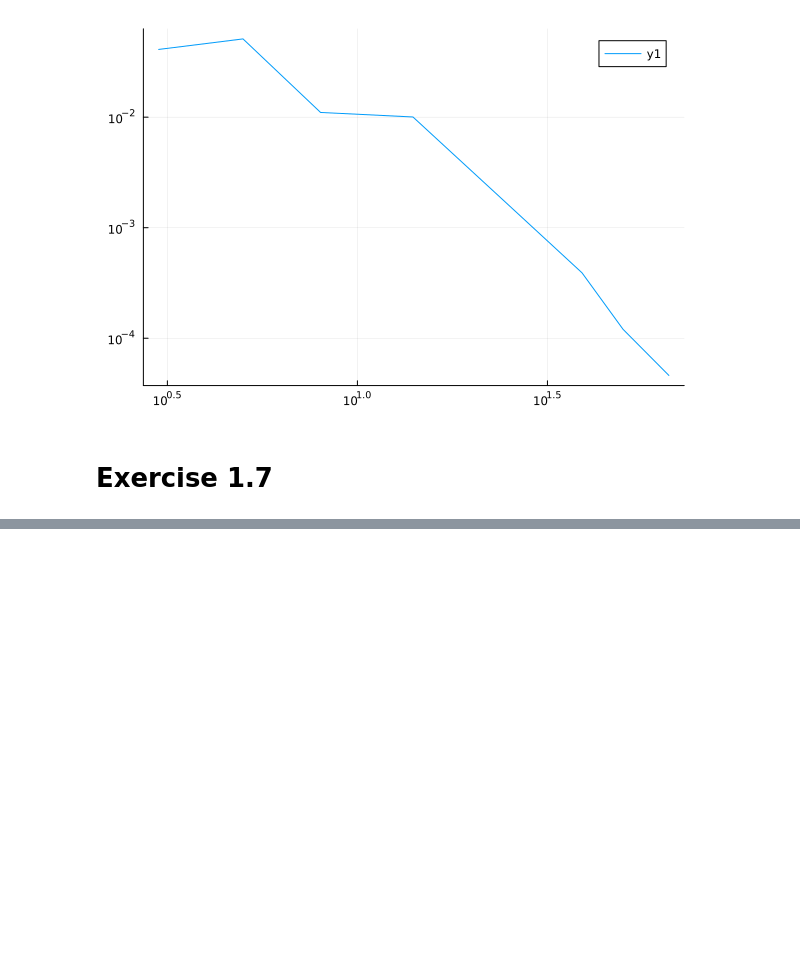
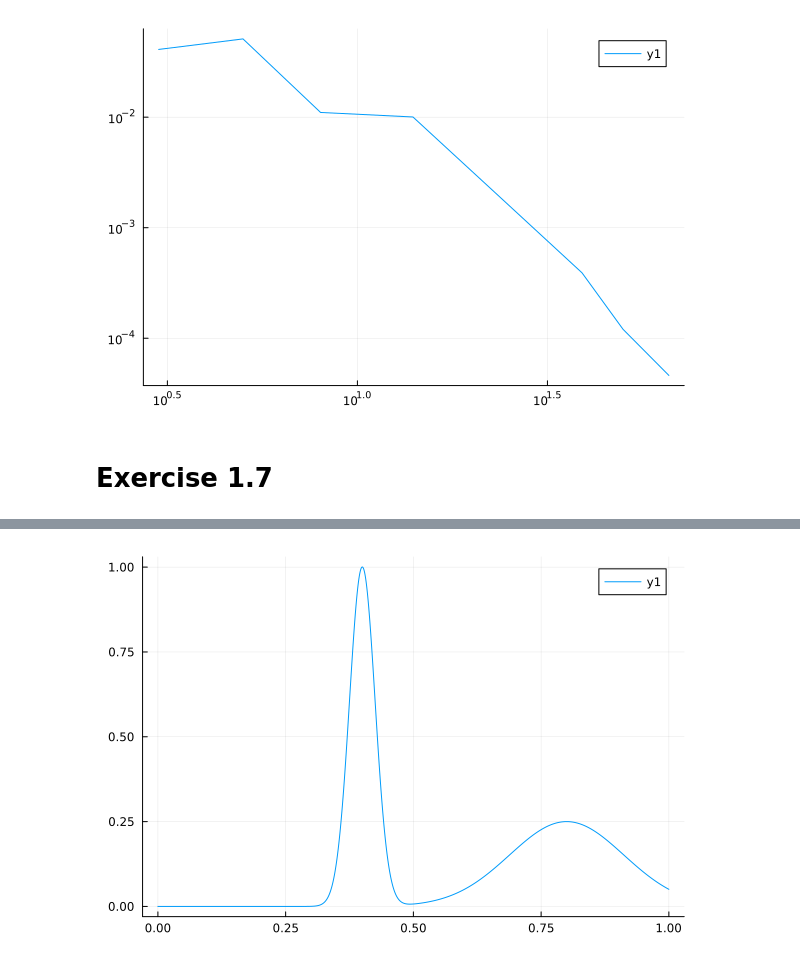
Before and after one commit to jkbch/FEM, a Jupyter notebook: Jakobs_notebook_julia.ipynb, the cells around one changed output, grey strips where cells are left out. Drawn from its saved outputs; the diff is of its cells as text; code cells hidden in the pictures; blank space fills up the shorter version.

```diff
--- a/Jakobs_notebook_julia.ipynb
+++ b/Jakobs_notebook_julia.ipynb
@@ -335,0 +395,60 @@ display(plot(point_counts, mean_errors, xscale=:log10, yscale=:log10))
+# %%
+function BVP1Drhs(c::Float64, d::Float64, x::Vector{Float64}, f::Function) :: Vector{Float64}
+    M = length(x)
+
+    # Algorithm 1
+    A = spzeros(M, M)
+    b = zeros(M)
+
+    for i in 1:M-1
+        h = x[i+1] - x[i]
+        k1 = 1/h + h/3
+        k2 = -1/h + h/6
+
+        A[i, i] += k1
+        A[i, i+1] = k2
+        A[i+1, i] = k2
+        A[i+1, i+1] = k1
+    end
+
+    for i in 2:M-1
+        h1 = x[i] - x[i-1]
+        h2 = x[i+1] - x[i]
+        b[i] = -f(x[i-1])*h1/6 - f(x[i])*(h1 + h2)/3 - f(x[i+1])*h2/6
+    end
+
+    # Algorithm 2
+    b[1] = c
+    b[2] -= A[1,2] * c
+    b[M-1] -= A[M-1,M] * d
+    b[M] = d
+
+    A[1,1] = 1
+    A[1,2] = 0
+    A[2,1] = 0
+    A[M, M] = 1
+    A[M-1, M] = 0
+    A[M, M-1] = 0
+
+    u = A \ b
+
+    return u
+end
+
+function BVP1Drhs(c::Float64, d::Float64, L::Float64, M::Int64, f::Function) :: Tuple{Vector{Float64}, Vector{Float64}}
+    x = collect(range(0, L, M))
+    u = BVP1Drhs(c, d, x, f)
+    return u, x
+end
+
+
+c = 1.905466299*10^(-12)
+d = 0.05047412950
+f(x) = -1601*exp(-800*(x - 0.4)^2) + (-1600*x + 640.0)^2*exp(-800*(x - 0.4)^2) - 20.25*exp(-40*(x - 0.8)^2) + 0.25*(-80*x + 64.0)^2*exp(-40*(x - 0.8)^2)
+
+M = 10000
+L = 1.0
+u, x = BVP1Drhs(c, d, L, M, f)
+plot(x, u)
+# %% [output]
+[figure, added]
```
Also changed, not shown: parts of 7 cells of this notebook.
